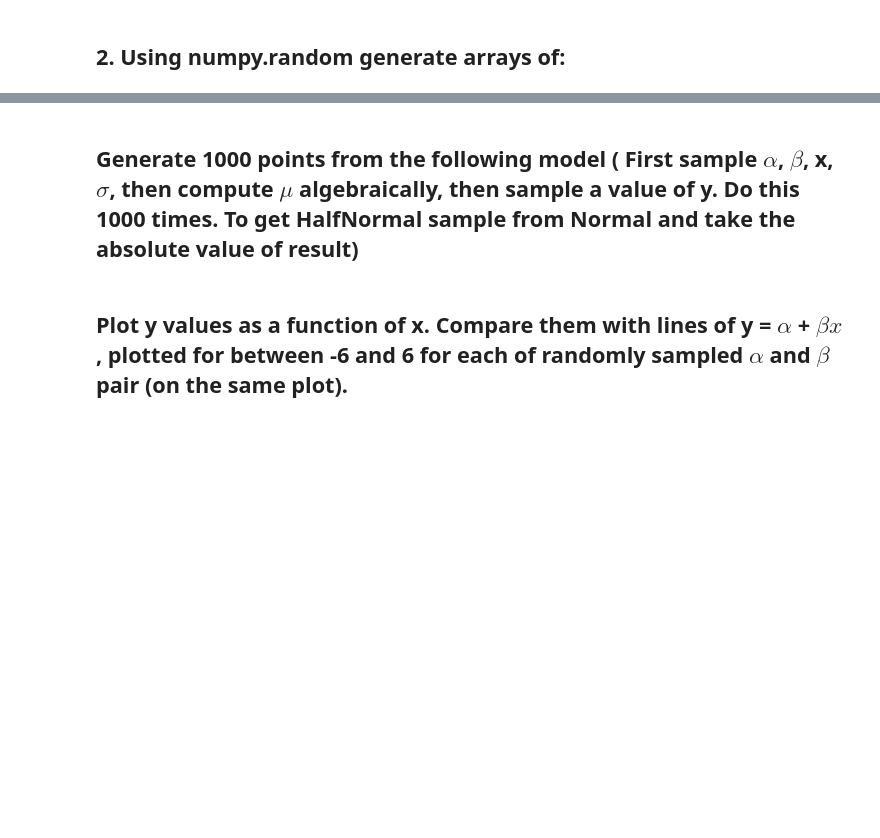
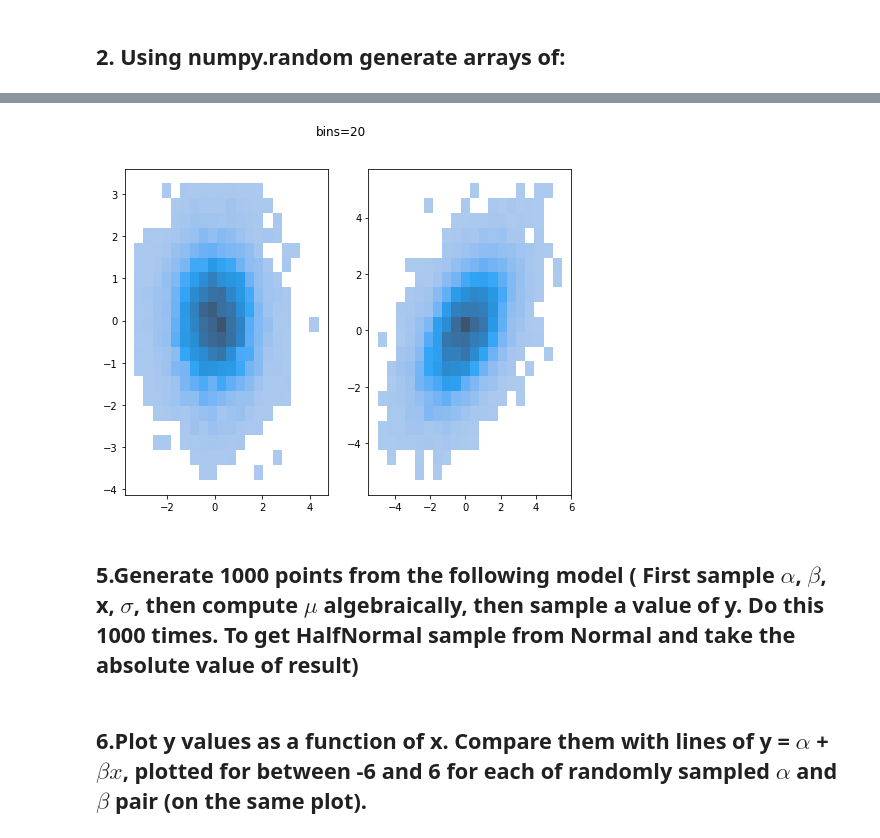
Before and after one commit to keliasz/Data-Analytics, a Jupyter notebook: lab1/main.ipynb, the cells around one changed output, grey strips where cells are left out. Drawn from its saved outputs; the diff is of its cells as text; code cells hidden in the pictures; blank space fills up the shorter version.

```diff
--- a/lab1/main.ipynb
+++ b/lab1/main.ipynb
@@ -60,5 +106,14 @@ plt.show()
+# %%
+fig, (ax1, ax2) = plt.subplots(1, 2)
+fig.set_size_inches(8, 6)
+sns.histplot(x=norm_distr2d_1[:, 0], y=norm_distr2d_1[:, 1], bins=20, ax=ax1)
+sns.histplot(x=norm_distr2d_2[:, 0], y=norm_distr2d_2[:, 1], bins=20, ax=ax2)
+plt.suptitle('bins=20')
+plt.show()
+# %% [output]
+[figure, added]
 # %% [markdown]
-## Generate 1000 points from the following model ( First sample $\alpha$, $\beta$, x, $\sigma$, then compute $\mu$ algebraically, then sample a value of y. Do this 1000 times. To get HalfNormal sample from Normal and take the absolute value of result)
+## 5.Generate 1000 points from the following model ( First sample $\alpha$, $\beta$, x, $\sigma$, then compute $\mu$ algebraically, then sample a value of y. Do this 1000 times. To get HalfNormal sample from Normal and take the absolute value of result)
 # %%
 alpha = np.random.normal(2, 0.1, 1000)
 beta = np.random.normal(0.2, 0.2, 1000)
@@ -67,7 +122,7 @@ sigma = np.abs(np.random.normal(0, 1, 1000))
 mu = alpha + beta*x
 y = np.random.normal(mu, sigma)
 # %% [markdown]
-## Plot y values as a function of x. Compare them with lines of y = $\alpha$ + $\beta x$, plotted for between -6 and 6 for each of randomly sampled $\alpha$ and $\beta$ pair (on the same plot).
+## 6.Plot y values as a function of x. Compare them with lines of y = $\alpha$ + $\beta x$, plotted for between -6 and 6 for each of randomly sampled $\alpha$ and $\beta$ pair (on the same plot).
 # %%
 plt.scatter(x, y)
 x = np.linspace(-6, 6, 1000)
```
Also changed, not shown: parts of 11 cells of this notebook.
